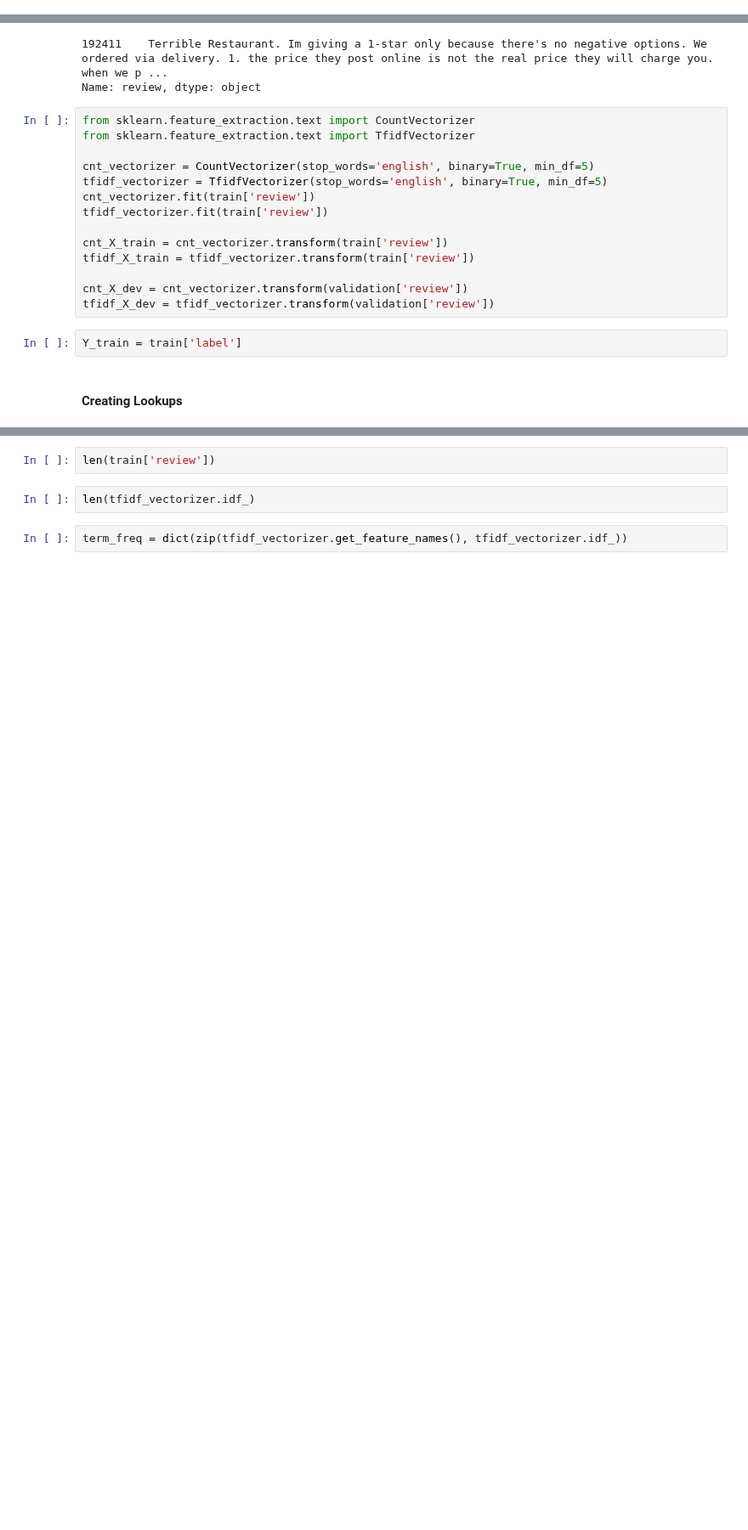
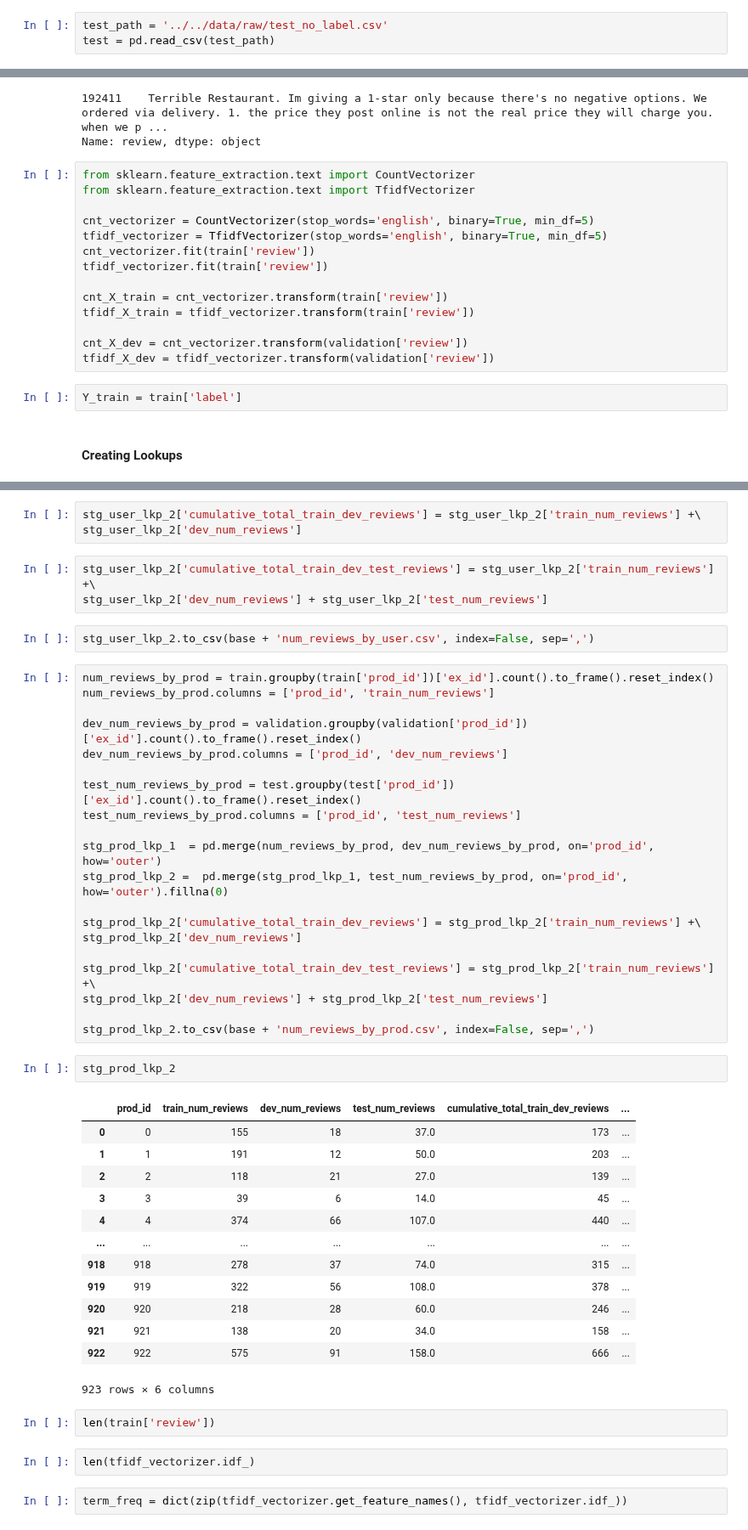
Before and after one commit to ameliachu/fake-review-detection-project, a Jupyter notebook: notebooks/ac4119/01-feature-transformation-old.ipynb, the cells around one changed output, grey strips where cells are left out. Shown at 85% size. Drawn from its saved outputs; the diff is of its cells as text; blank space fills up the shorter version.

```diff
--- a/notebooks/ac4119/01-feature-transformation-old.ipynb
+++ b/notebooks/ac4119/01-feature-transformation-old.ipynb
@@ -7,6 +7,9 @@ val_path = '../../data/raw/dev.csv'
 
 train = pd.read_csv(train_path)
 validation = pd.read_csv(val_path)
+# %%
+test_path = '../../data/raw/test_no_label.csv'
+test = pd.read_csv(test_path)
 # %%
 train.columns
 # %% [output]
@@ -66,3 +62,47 @@ num_reviews_by_user
+# %%
+stg_user_lkp_2['cumulative_total_train_dev_reviews'] = stg_user_lkp_2['train_num_reviews'] +\
+stg_user_lkp_2['dev_num_reviews']
+# %%
+stg_user_lkp_2['cumulative_total_train_dev_test_reviews'] = stg_user_lkp_2['train_num_reviews'] +\
+stg_user_lkp_2['dev_num_reviews'] + stg_user_lkp_2['test_num_reviews']
+# %%
+stg_user_lkp_2.to_csv(base + 'num_reviews_by_user.csv', index=False, sep=',')
+# %%
+num_reviews_by_prod = train.groupby(train['prod_id'])['ex_id'].count().to_frame().reset_index()
+num_reviews_by_prod.columns = ['prod_id', 'train_num_reviews']
+
+dev_num_reviews_by_prod = validation.groupby(validation['prod_id'])['ex_id'].count().to_frame().reset_index()
+dev_num_reviews_by_prod.columns = ['prod_id', 'dev_num_reviews']
+
+test_num_reviews_by_prod = test.groupby(test['prod_id'])['ex_id'].count().to_frame().reset_index()
+test_num_reviews_by_prod.columns = ['prod_id', 'test_num_reviews']
+
+stg_prod_lkp_1  = pd.merge(num_reviews_by_prod, dev_num_reviews_by_prod, on='prod_id', how='outer')
+stg_prod_lkp_2 =  pd.merge(stg_prod_lkp_1, test_num_reviews_by_prod, on='prod_id', how='outer').fillna(0)
+
+stg_prod_lkp_2['cumulative_total_train_dev_reviews'] = stg_prod_lkp_2['train_num_reviews'] +\
+stg_prod_lkp_2['dev_num_reviews']
+
+stg_prod_lkp_2['cumulative_total_train_dev_test_reviews'] = stg_prod_lkp_2['train_num_reviews'] +\
+stg_prod_lkp_2['dev_num_reviews'] + stg_prod_lkp_2['test_num_reviews']
+
+stg_prod_lkp_2.to_csv(base + 'num_reviews_by_prod.csv', index=False, sep=',')
+# %%
+stg_prod_lkp_2
+# %% [output]
+|  | prod_id | train_num_reviews | dev_num_reviews | test_num_reviews | cumulative_total_train_dev_reviews | ... |
+| 0 | 0 | 155 | 18 | 37.0 | 173 | ... |
+| 1 | 1 | 191 | 12 | 50.0 | 203 | ... |
+| 2 | 2 | 118 | 21 | 27.0 | 139 | ... |
+| 3 | 3 | 39 | 6 | 14.0 | 45 | ... |
+| 4 | 4 | 374 | 66 | 107.0 | 440 | ... |
+| ... | ... | ... | ... | ... | ... | ... |
+| 918 | 918 | 278 | 37 | 74.0 | 315 | ... |
+| 919 | 919 | 322 | 56 | 108.0 | 378 | ... |
+| 920 | 920 | 218 | 28 | 60.0 | 246 | ... |
+| 921 | 921 | 138 | 20 | 34.0 | 158 | ... |
+| 922 | 922 | 575 | 91 | 158.0 | 666 | ... |
+923 rows × 6 columns
 # %%
 len(train['review'])
 # %%
```
Also changed, not shown: parts of 5 cells of this notebook, 5 other files.
